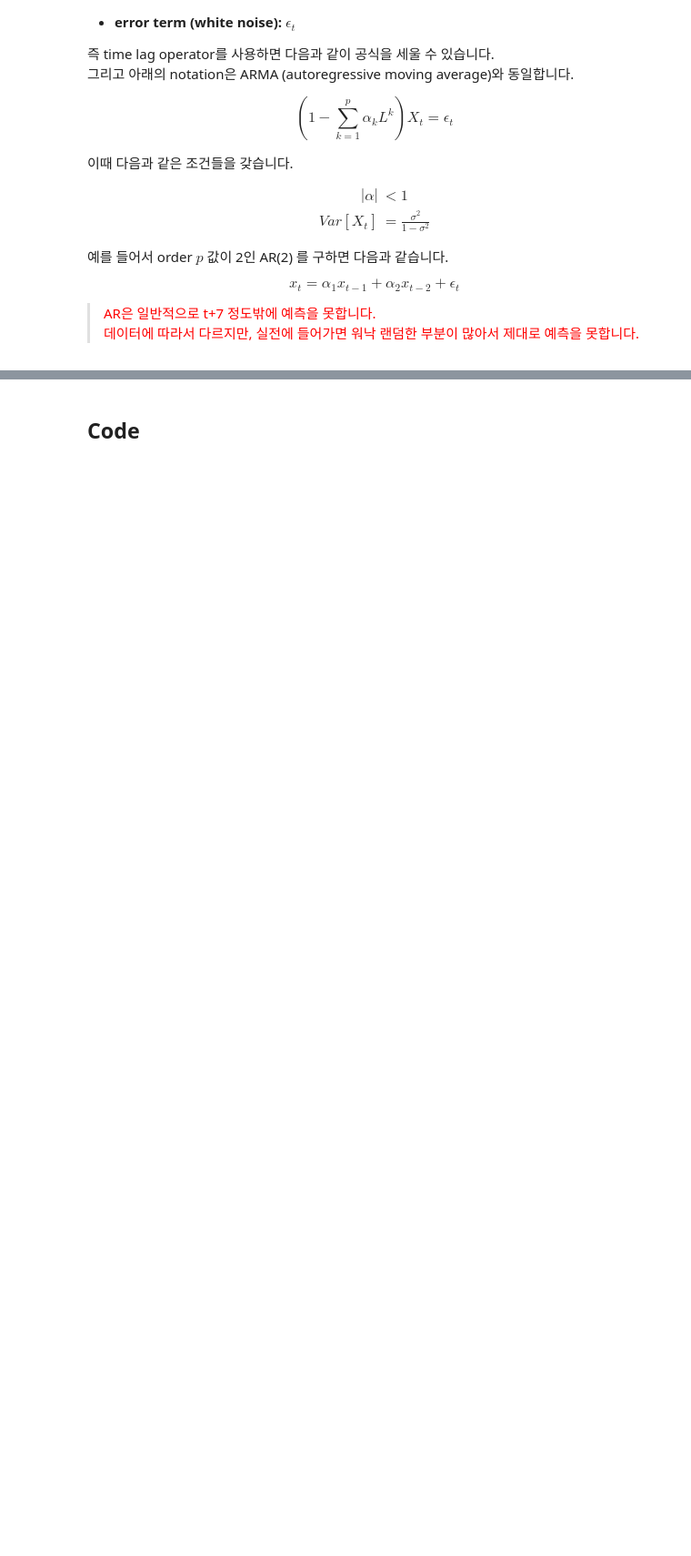
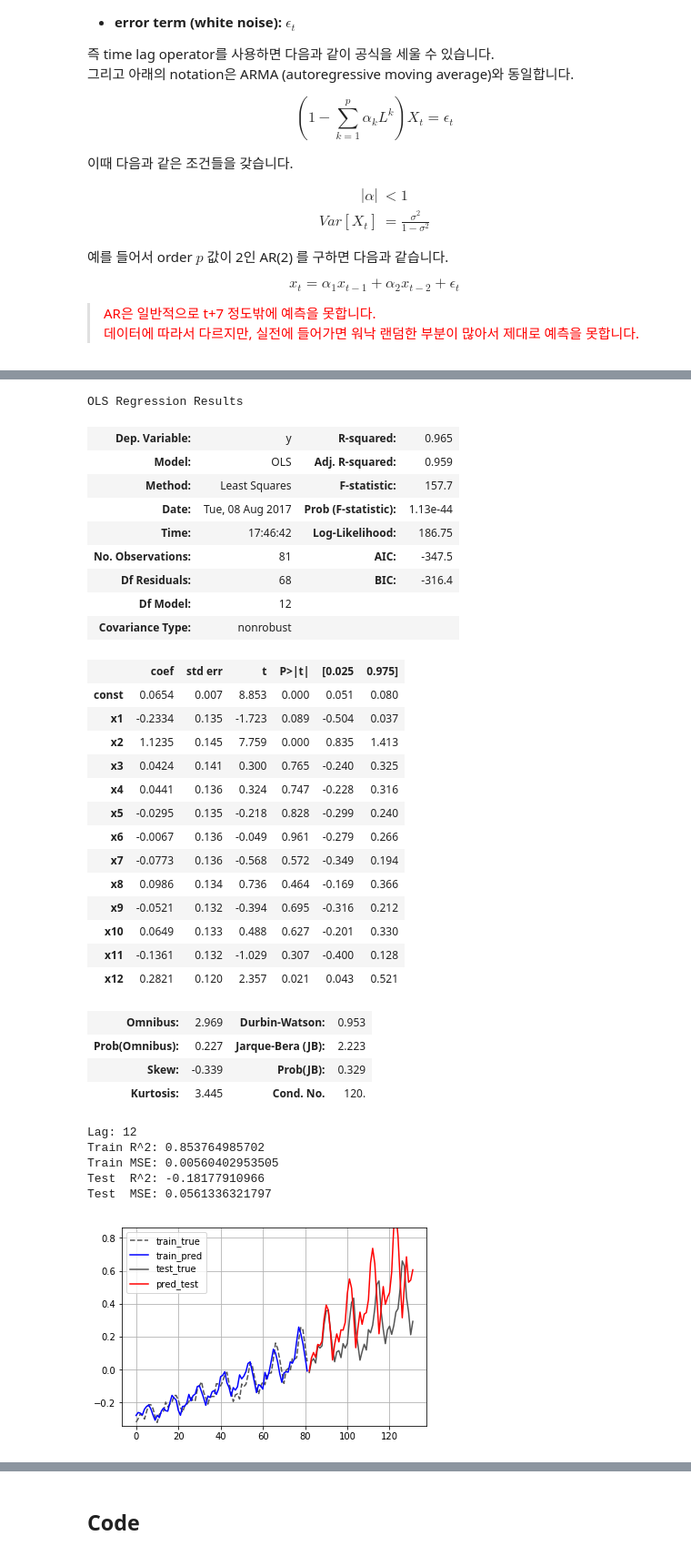
Before and after one commit to AndersonJo/arima-python, a Jupyter notebook: ARIMA.ipynb, the cells around one changed output, grey strips where cells are left out. Shown: that part at 91% size. Saved outputs shown, nothing was run; the diff lists cells and outputs as text; code cells hidden in the pictures; blank space fills up the shorter version.

```diff
--- a/ARIMA.ipynb
+++ b/ARIMA.ipynb
@@ -129,3 +133,20 @@ title('train and test dataset')
 1949-05-01      121.0
 <matplotlib.text.Text at 0x...>
 [figure]
+# %%
+LAG = 12
+def to_timeseries(data, lag):
+    data = data.reshape(-1)
+    N = len(data[LAG:])
+    ts = list()
+
+    for i in range(N):
+        ts.append(data[i:i+LAG].tolist())
+    ts = np.array(ts)
+    return ts
+
+ts_data = to_timeseries(data_adjusted, lag=LAG)
+ts_train, ts_test = ts_data[:-TEST_SIZE], ts_data[-TEST_SIZE:]
+
+print('ts_train:', ts_train.shape)
+print('ts_test :', ts_test.shape)
@@ -353,0 +386,57 @@ Test  MSE: 0.0194934655048
+# %%
+ols = sm.OLS(train[LAG+1:], sm.add_constant(ts_train)[:-1], )
+ols = ols.fit()
+display(ols.summary())
+
+def predict_with_ols(ols, x, length):
+    h = np.ones(x.shape[0] + 1)
+    h[1:] = x
+
+    response = list()
+    for _ in range(length):
+        p = ols.predict(h)
+        h[1:-1] = h[2:]
+        h[-1] = p
+        response.append(p)
+    response = np.array(response)
+    return response
+
+train_pred = ols.predict(sm.add_constant(ts_train))
+test_pred = predict_with_ols(ols, ts_train[-1], length=len(test))
+
+show_result(train, test, train_pred, test_pred, lag=LAG)
+# %% [output]
+OLS Regression Results
+| Dep. Variable: | y | R-squared: | 0.965 |
+| Model: | OLS | Adj. R-squared: | 0.959 |
+| Method: | Least Squares | F-statistic: | 157.7 |
+| Date: | Tue, 08 Aug 2017 | Prob (F-statistic): | 1.13e-44 |
+| Time: | 17:46:42 | Log-Likelihood: | 186.75 |
+| No. Observations: | 81 | AIC: | -347.5 |
+| Df Residuals: | 68 | BIC: | -316.4 |
+| Df Model: | 12 |  |  |
+| Covariance Type: | nonrobust |  |  |
+|  | coef | std err | t | P>|t| | [0.025 | 0.975] |
+| const | 0.0654 | 0.007 | 8.853 | 0.000 | 0.051 | 0.080 |
+| x1 | -0.2334 | 0.135 | -1.723 | 0.089 | -0.504 | 0.037 |
+| x2 | 1.1235 | 0.145 | 7.759 | 0.000 | 0.835 | 1.413 |
+| x3 | 0.0424 | 0.141 | 0.300 | 0.765 | -0.240 | 0.325 |
+| x4 | 0.0441 | 0.136 | 0.324 | 0.747 | -0.228 | 0.316 |
+| x5 | -0.0295 | 0.135 | -0.218 | 0.828 | -0.299 | 0.240 |
+| x6 | -0.0067 | 0.136 | -0.049 | 0.961 | -0.279 | 0.266 |
+| x7 | -0.0773 | 0.136 | -0.568 | 0.572 | -0.349 | 0.194 |
+| x8 | 0.0986 | 0.134 | 0.736 | 0.464 | -0.169 | 0.366 |
+| x9 | -0.0521 | 0.132 | -0.394 | 0.695 | -0.316 | 0.212 |
+| x10 | 0.0649 | 0.133 | 0.488 | 0.627 | -0.201 | 0.330 |
+| x11 | -0.1361 | 0.132 | -1.029 | 0.307 | -0.400 | 0.128 |
+| x12 | 0.2821 | 0.120 | 2.357 | 0.021 | 0.043 | 0.521 |
+| Omnibus: | 2.969 | Durbin-Watson: | 0.953 |
+| Prob(Omnibus): | 0.227 | Jarque-Bera (JB): | 2.223 |
+| Skew: | -0.339 | Prob(JB): | 0.329 |
+| Kurtosis: | 3.445 | Cond. No. | 120. |
+Lag: 12
+Train R^2: 0.853764985702
+Train MSE: 0.00560402953505
+Test  R^2: -0.18177910966
+Test  MSE: 0.0561336321797
+[figure, added]
```
Also changed, not shown: parts of 13 cells of this notebook.
